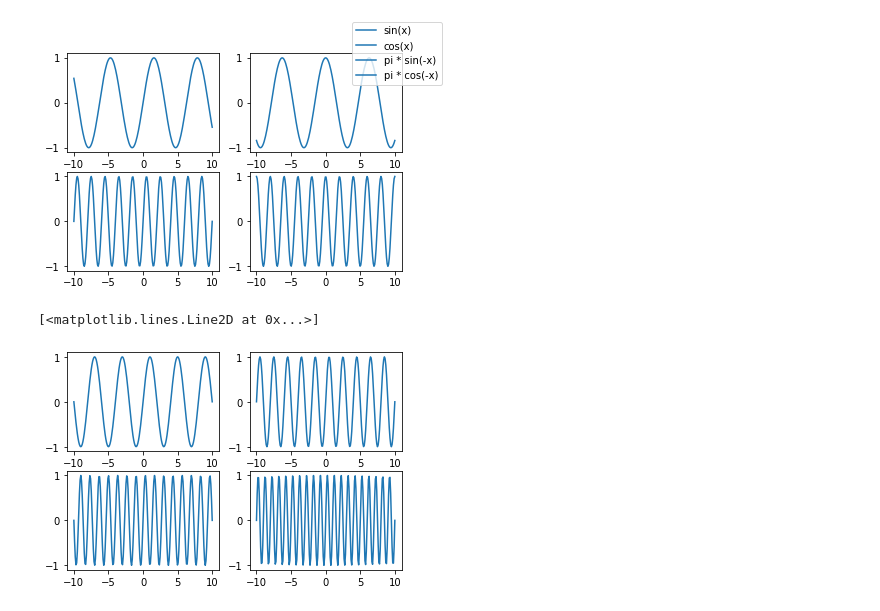
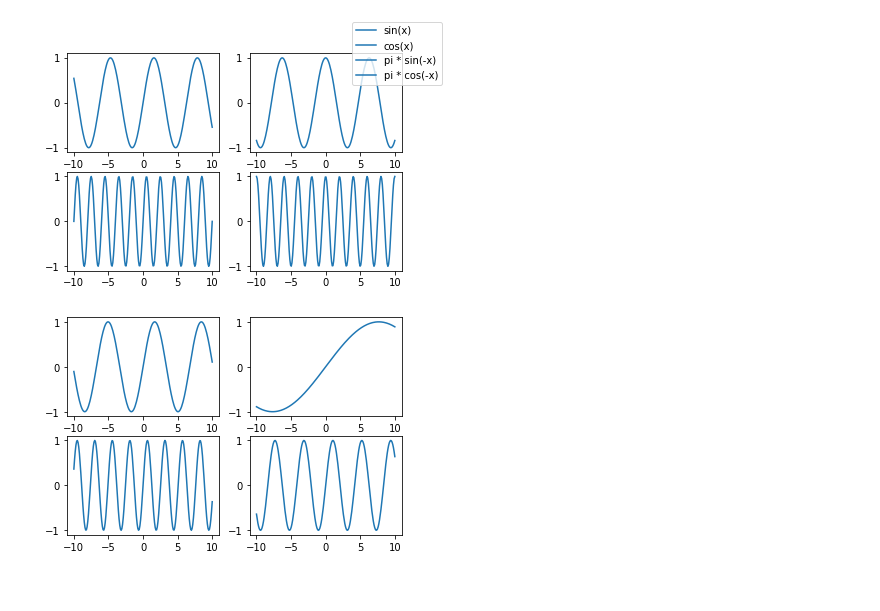
Before and after one commit to roman91DE/machine-learning, a Jupyter notebook: matplotlib_tutorial.ipynb, the cells around one changed output. Cells and saved outputs as stored; diff of their text form; code cells hidden in the pictures.

````diff
--- a/matplotlib_tutorial.ipynb
+++ b/matplotlib_tutorial.ipynb
@@ -105,9 +106,9 @@ def template_plotter(ax, data1, data2, param_dict):
     return out
 ```
 # %%
+# simple implementation
 def my_plotter(ax, data1, data2, plabel=None):
-    out = ax.plot(data1, data2, label=plabel)
-    return out
+    ax.plot(data1, data2, label=plabel)
 # %%
 fig, axes = plt.subplots(nrows=2, ncols=2)
 
@@ -125,13 +126,12 @@ fig.legend()
 # %%
 # multiple axes, verbose style
 fig, ((ax1, ax2), (ax3, ax4)) = plt.subplots(nrows=2, ncols=2)
 
 x = np.linspace(-10,10,200)
 
-my_plotter(ax1, x, np.sin(.5 * np.pi * x))
-my_plotter(ax2, x, np.sin(np.pi * x))
-my_plotter(ax3, x, np.sin(1.5 * np.pi * x))
-my_plotter(ax4, x, np.sin(2 * np.pi * x))
+my_plotter(ax1, x, np.sin(random() * np.pi * x))
+my_plotter(ax2, x, np.sin(random() * np.e * x))
+my_plotter(ax3, x, np.sin(random() * np.pi * x))
+my_plotter(ax4, x, np.sin(random() * np.e * x))
 # %% [output]
-[<matplotlib.lines.Line2D at 0x...>]
-[figure, old version]
+[figure, new version]
````
Also changed, not shown: parts of 2 cells of this notebook.
